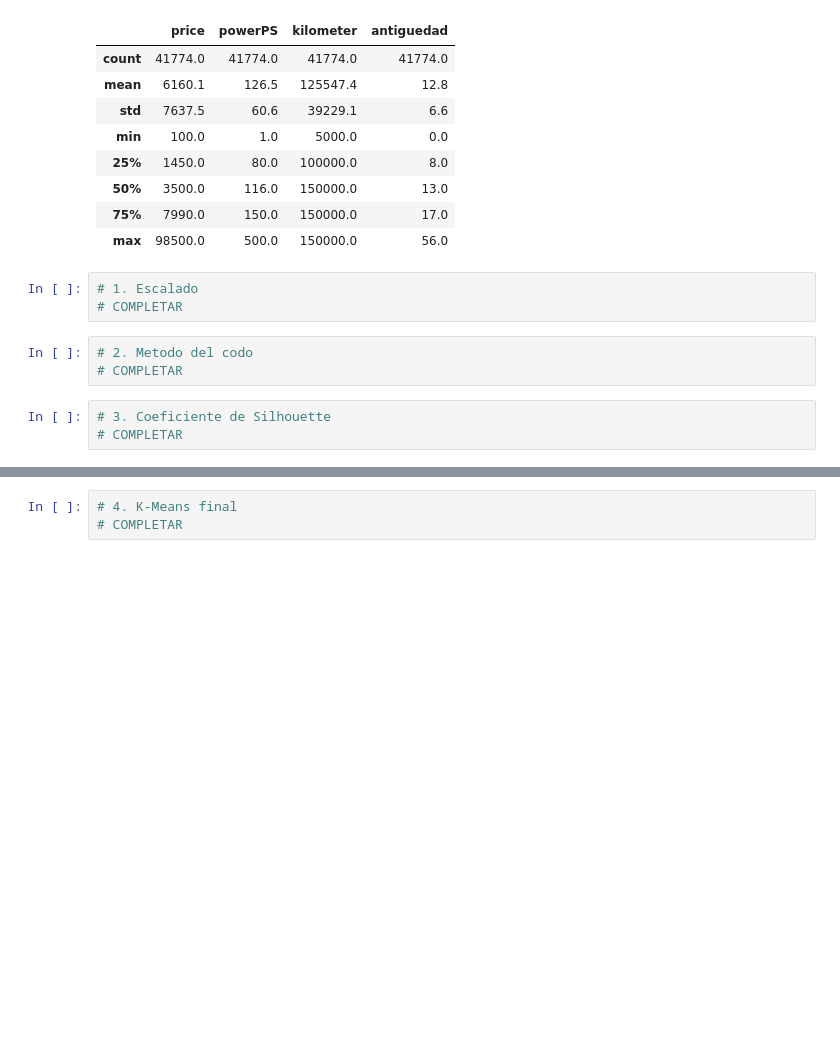
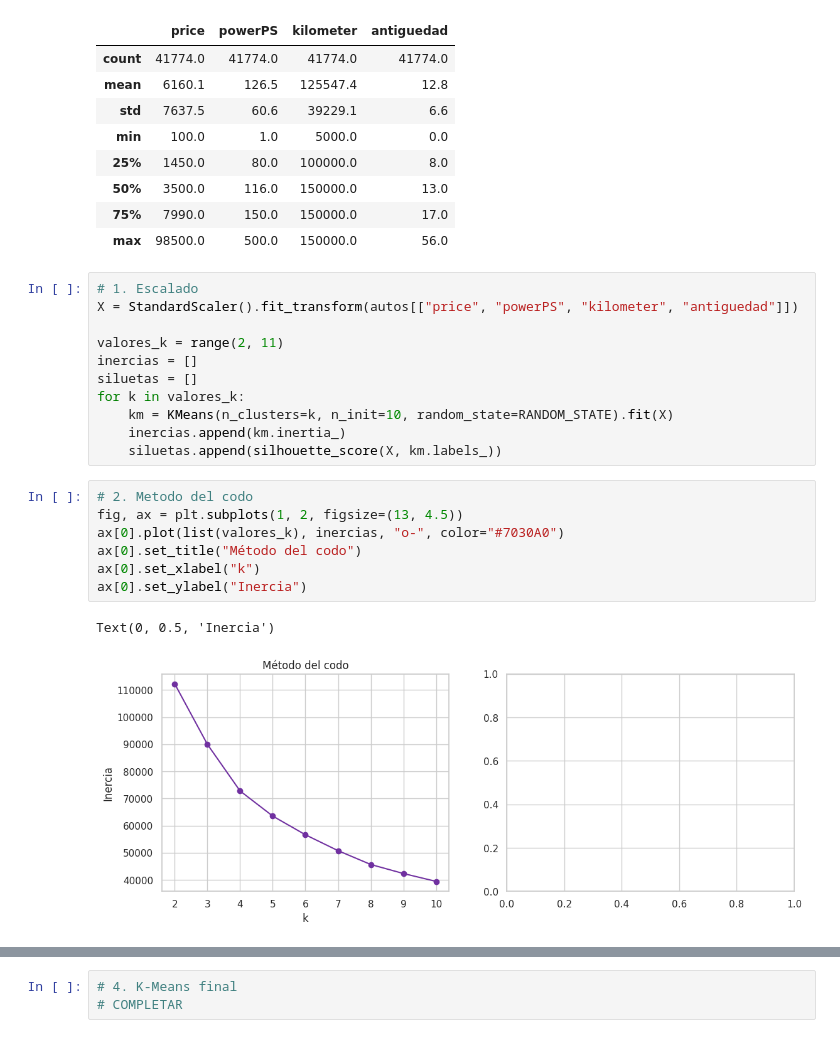
Before and after one commit to EmiiFernandez/actividades_data_sciente_ypf, a Jupyter notebook: notebook/C24_Notebook-28.ipynb, the cells around one changed output, grey strips where cells are left out. Drawn from its saved outputs; the diff is of its cells as text; blank space fills up the shorter version.

```diff
--- a/notebook/C24_Notebook-28.ipynb
+++ b/notebook/C24_Notebook-28.ipynb
@@ -274,12 +274,24 @@ Autos despues del filtro: 41774
 | 50% | 3500.0 | 116.0 | 150000.0 | 13.0 |
 | 75% | 7990.0 | 150.0 | 150000.0 | 17.0 |
 | max | 98500.0 | 500.0 | 150000.0 | 56.0 |
-# %%
-# 1. Escalado
-# COMPLETAR
-# %%
-# 2. Metodo del codo
-# COMPLETAR
-# %%
-# 3. Coeficiente de Silhouette
-# COMPLETAR
+# %%
+# 1. Escalado
+X = StandardScaler().fit_transform(autos[["price", "powerPS", "kilometer", "antiguedad"]])
+
+valores_k = range(2, 11)
+inercias = []
+siluetas = []
+for k in valores_k:
+    km = KMeans(n_clusters=k, n_init=10, random_state=RANDOM_STATE).fit(X)
+    inercias.append(km.inertia_)
+    siluetas.append(silhouette_score(X, km.labels_))
+# %%
+# 2. Metodo del codo
+fig, ax = plt.subplots(1, 2, figsize=(13, 4.5))
+ax[0].plot(list(valores_k), inercias, "o-", color="#7030A0")
+ax[0].set_title("Método del codo")
+ax[0].set_xlabel("k")
+ax[0].set_ylabel("Inercia")
+# %% [output]
+Text(0, 0.5, 'Inercia')
+[figure, added]
```
Also changed, not shown: parts of 1 cell of this notebook.
